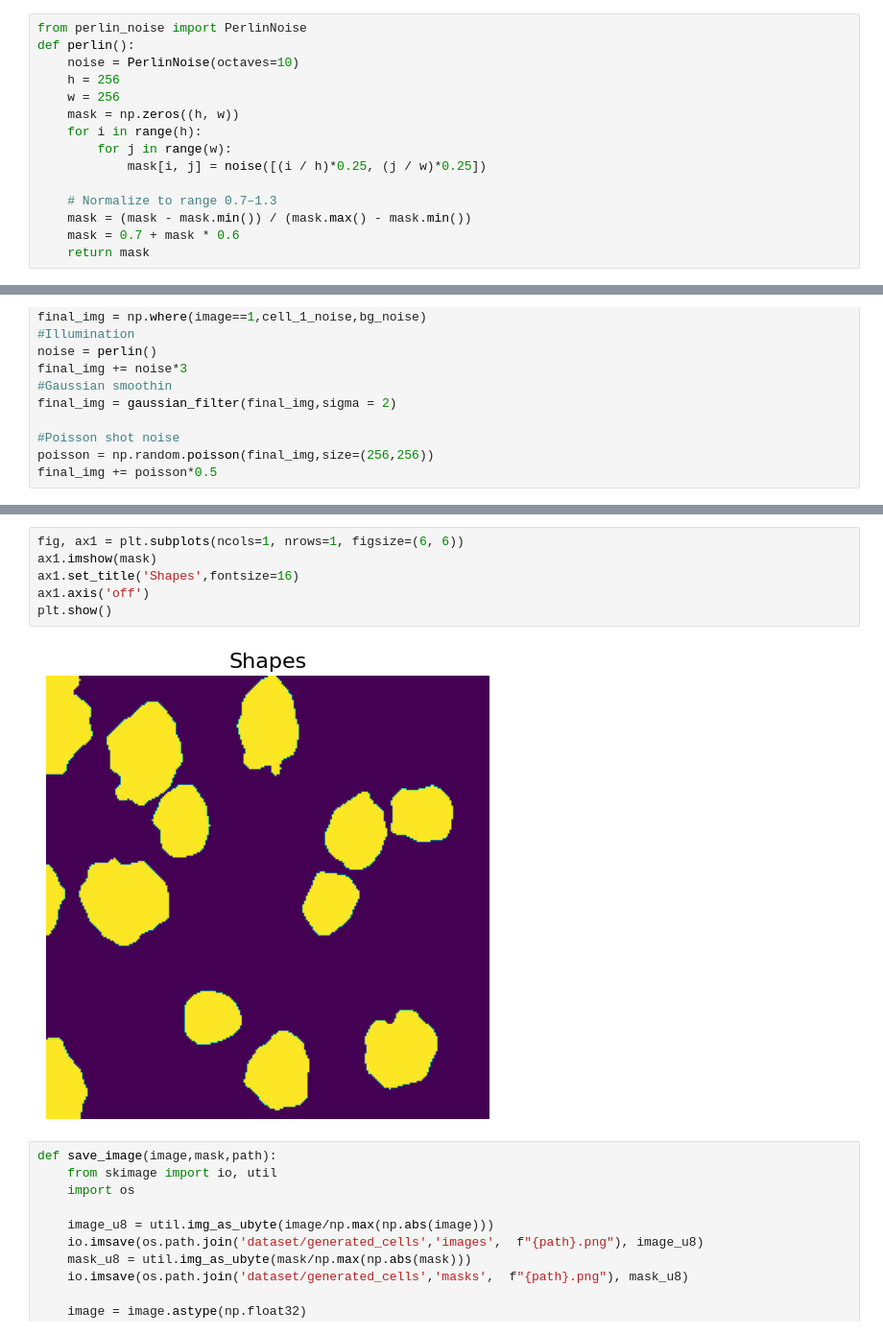
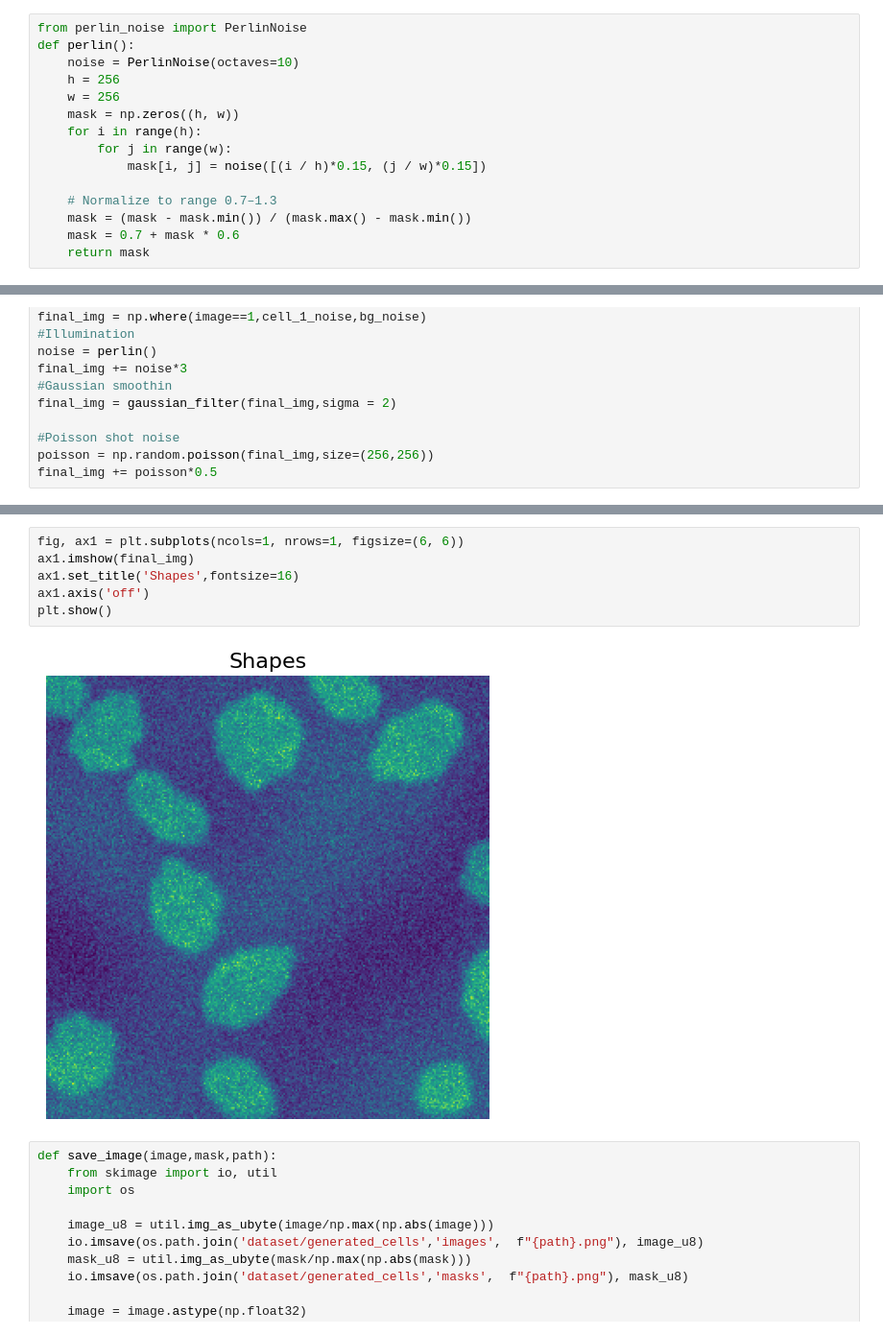
Before and after one commit to llleaa/ML-2025, a Jupyter notebook: projects/project2/cell_generator.ipynb, the cells around one changed output, grey strips where cells are left out. Shown: that part at 96% size. Drawn from its saved outputs; the diff is of its cells as text.

```diff
--- a/projects/project2/cell_generator.ipynb
+++ b/projects/project2/cell_generator.ipynb
@@ -65,7 +65,7 @@ def perlin():
     mask = np.zeros((h, w))
     for i in range(h):
         for j in range(w):
-            mask[i, j] = noise([(i / h)*0.25, (j / w)*0.25])
+            mask[i, j] = noise([(i / h)*0.15, (j / w)*0.15])
 
     # Normalize to range 0.7–1.3
     mask = (mask - mask.min()) / (mask.max() - mask.min())
@@ -89,11 +181,11 @@ final_img += poisson*0.5
 # %%
 fig, ax1 = plt.subplots(ncols=1, nrows=1, figsize=(6, 6))
-ax1.imshow(mask)
+ax1.imshow(final_img)
 ax1.set_title('Shapes',fontsize=16)
 ax1.axis('off')
 plt.show()
 # %% [output]
-[figure, old version]
+[figure, new version]
 # %%
 def save_image(image,mask,path):
     from skimage import io, util
```
Also changed, not shown: parts of 10 cells of this notebook.
